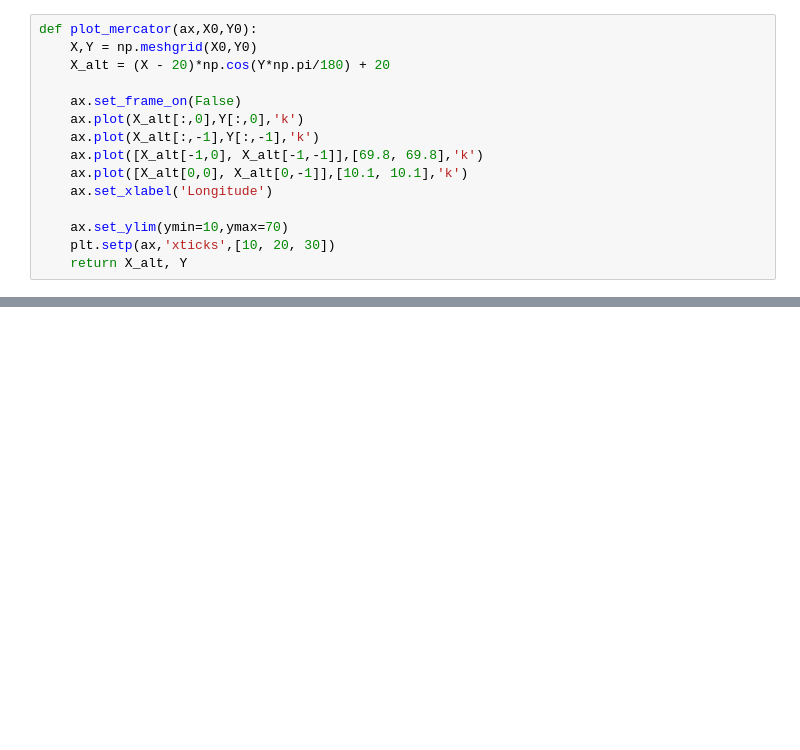
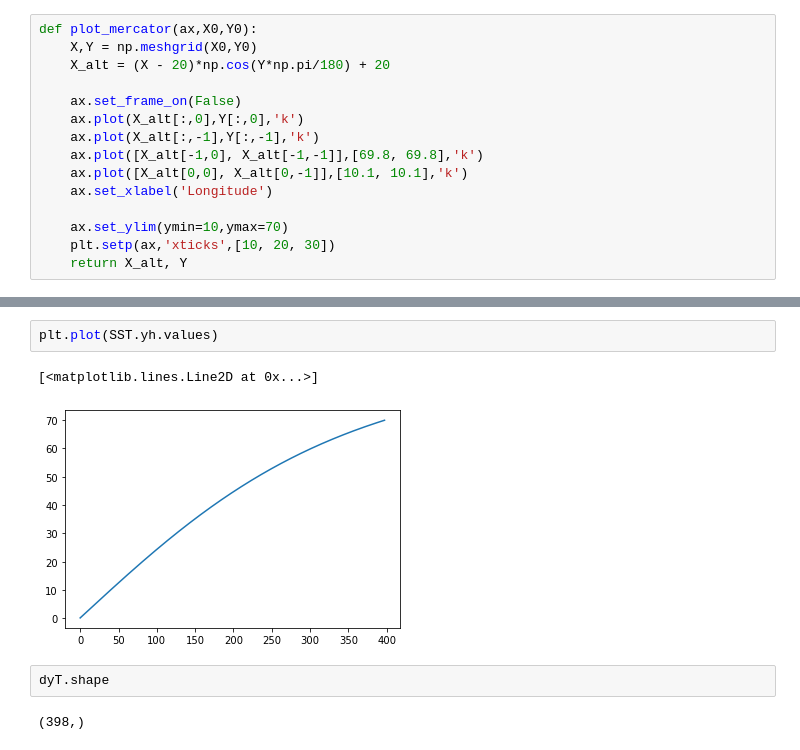
Before and after one commit to AndyHoggANU/tub-north, a Jupyter notebook: PaperFigures.ipynb, the cells around one changed output, grey strips where cells are left out. Saved outputs shown, nothing was run; the diff lists cells and outputs as text; blank space fills up the shorter version.

```diff
--- a/PaperFigures.ipynb
+++ b/PaperFigures.ipynb
@@ -194,0 +435,9 @@ plt.savefig('Figure1.pdf')
+# %%
+plt.plot(SST.yh.values)
+# %% [output]
+[<matplotlib.lines.Line2D at 0x...>]
+[figure, added]
+# %%
+dyT.shape
+# %% [output]
+(398,)
```
Also changed, not shown: parts of 13 cells of this notebook.
